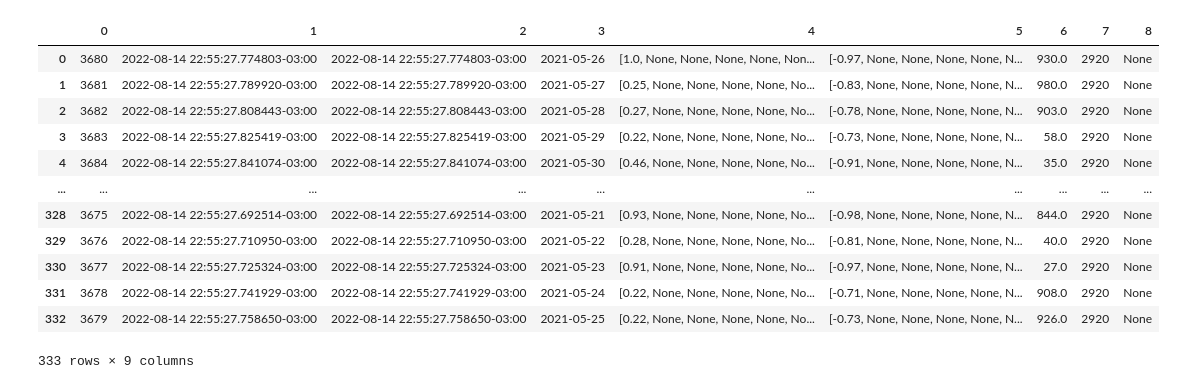
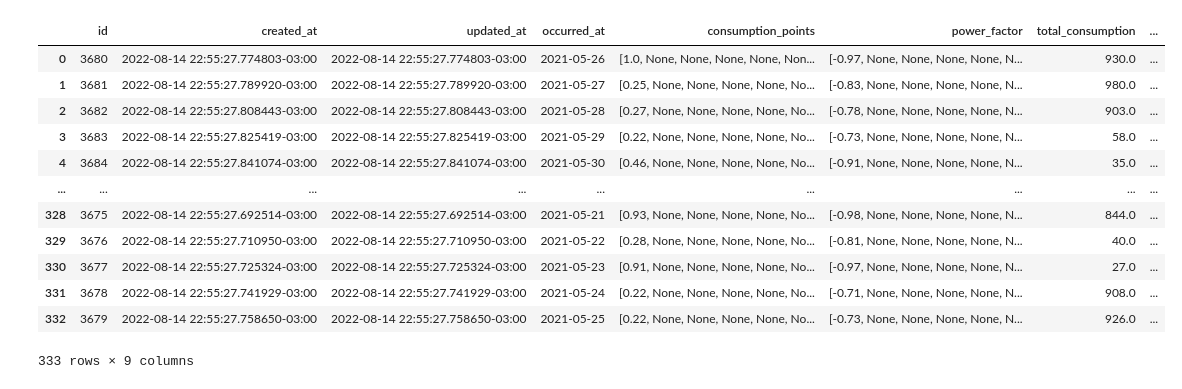
Before and after one commit to YasRordrigues/PolinomionRegretion, a Jupyter notebook: timeseries_eda.ipynb, the cells around one changed output. Cells and saved outputs as stored; diff of their text form; code cells hidden in the pictures.

Commit message:
adicionado analise exploratória do timeseries

```diff
--- a/timeseries_eda.ipynb
+++ b/timeseries_eda.ipynb
@@ -11,19 +14,20 @@ cursor = connection.cursor()
 # %%
 cursor.execute("""SELECT *  FROM timeseries;""")
 fetch = cursor.fetchall()
-timeseries_table = pd.DataFrame(fetch)
+timeseries_description = [i[0] for i in cursor.description]
+timeseries_table = pd.DataFrame(fetch,columns= timeseries_description)
 display(timeseries_table)
 # %% [output]
-|  | 0 | 1 | 2 | 3 | 4 | 5 | 6 | 7 | 8 |
-| 0 | 3680 | 2022-08-14 22:55:27.774803-03:00 | 2022-08-14 22:55:27.774803-03:00 | 2021-05-26 | [1.0, None, None, None, None, Non... | [-0.97, None, None, None, None, N... | 930.0 | 2920 | None |
-| 1 | 3681 | 2022-08-14 22:55:27.789920-03:00 | 2022-08-14 22:55:27.789920-03:00 | 2021-05-27 | [0.25, None, None, None, None, No... | [-0.83, None, None, None, None, N... | 980.0 | 2920 | None |
-| 2 | 3682 | 2022-08-14 22:55:27.808443-03:00 | 2022-08-14 22:55:27.808443-03:00 | 2021-05-28 | [0.27, None, None, None, None, No... | [-0.78, None, None, None, None, N... | 903.0 | 2920 | None |
-| 3 | 3683 | 2022-08-14 22:55:27.825419-03:00 | 2022-08-14 22:55:27.825419-03:00 | 2021-05-29 | [0.22, None, None, None, None, No... | [-0.73, None, None, None, None, N... | 58.0 | 2920 | None |
-| 4 | 3684 | 2022-08-14 22:55:27.841074-03:00 | 2022-08-14 22:55:27.841074-03:00 | 2021-05-30 | [0.46, None, None, None, None, No... | [-0.91, None, None, None, None, N... | 35.0 | 2920 | None |
-| ... | ... | ... | ... | ... | ... | ... | ... | ... | ... |
-| 328 | 3675 | 2022-08-14 22:55:27.692514-03:00 | 2022-08-14 22:55:27.692514-03:00 | 2021-05-21 | [0.93, None, None, None, None, No... | [-0.98, None, None, None, None, N... | 844.0 | 2920 | None |
-| 329 | 3676 | 2022-08-14 22:55:27.710950-03:00 | 2022-08-14 22:55:27.710950-03:00 | 2021-05-22 | [0.28, None, None, None, None, No... | [-0.81, None, None, None, None, N... | 40.0 | 2920 | None |
-| 330 | 3677 | 2022-08-14 22:55:27.725324-03:00 | 2022-08-14 22:55:27.725324-03:00 | 2021-05-23 | [0.91, None, None, None, None, No... | [-0.97, None, None, None, None, N... | 27.0 | 2920 | None |
-| 331 | 3678 | 2022-08-14 22:55:27.741929-03:00 | 2022-08-14 22:55:27.741929-03:00 | 2021-05-24 | [0.22, None, None, None, None, No... | [-0.71, None, None, None, None, N... | 908.0 | 2920 | None |
-| 332 | 3679 | 2022-08-14 22:55:27.758650-03:00 | 2022-08-14 22:55:27.758650-03:00 | 2021-05-25 | [0.22, None, None, None, None, No... | [-0.73, None, None, None, None, N... | 926.0 | 2920 | None |
+|  | id | created_at | updated_at | occurred_at | consumption_points | power_factor | total_consumption | ... |
+| 0 | 3680 | 2022-08-14 22:55:27.774803-03:00 | 2022-08-14 22:55:27.774803-03:00 | 2021-05-26 | [1.0, None, None, None, None, Non... | [-0.97, None, None, None, None, N... | 930.0 | ... |
+| 1 | 3681 | 2022-08-14 22:55:27.789920-03:00 | 2022-08-14 22:55:27.789920-03:00 | 2021-05-27 | [0.25, None, None, None, None, No... | [-0.83, None, None, None, None, N... | 980.0 | ... |
+| 2 | 3682 | 2022-08-14 22:55:27.808443-03:00 | 2022-08-14 22:55:27.808443-03:00 | 2021-05-28 | [0.27, None, None, None, None, No... | [-0.78, None, None, None, None, N... | 903.0 | ... |
+| 3 | 3683 | 2022-08-14 22:55:27.825419-03:00 | 2022-08-14 22:55:27.825419-03:00 | 2021-05-29 | [0.22, None, None, None, None, No... | [-0.73, None, None, None, None, N... | 58.0 | ... |
+| 4 | 3684 | 2022-08-14 22:55:27.841074-03:00 | 2022-08-14 22:55:27.841074-03:00 | 2021-05-30 | [0.46, None, None, None, None, No... | [-0.91, None, None, None, None, N... | 35.0 | ... |
+| ... | ... | ... | ... | ... | ... | ... | ... | ... |
+| 328 | 3675 | 2022-08-14 22:55:27.692514-03:00 | 2022-08-14 22:55:27.692514-03:00 | 2021-05-21 | [0.93, None, None, None, None, No... | [-0.98, None, None, None, None, N... | 844.0 | ... |
+| 329 | 3676 | 2022-08-14 22:55:27.710950-03:00 | 2022-08-14 22:55:27.710950-03:00 | 2021-05-22 | [0.28, None, None, None, None, No... | [-0.81, None, None, None, None, N... | 40.0 | ... |
+| 330 | 3677 | 2022-08-14 22:55:27.725324-03:00 | 2022-08-14 22:55:27.725324-03:00 | 2021-05-23 | [0.91, None, None, None, None, No... | [-0.97, None, None, None, None, N... | 27.0 | ... |
+| 331 | 3678 | 2022-08-14 22:55:27.741929-03:00 | 2022-08-14 22:55:27.741929-03:00 | 2021-05-24 | [0.22, None, None, None, None, No... | [-0.71, None, None, None, None, N... | 908.0 | ... |
+| 332 | 3679 | 2022-08-14 22:55:27.758650-03:00 | 2022-08-14 22:55:27.758650-03:00 | 2021-05-25 | [0.22, None, None, None, None, No... | [-0.73, None, None, None, None, N... | 926.0 | ... |
 333 rows × 9 columns
```
Also changed, not shown: parts of 10 cells of this notebook, 3 other files.
